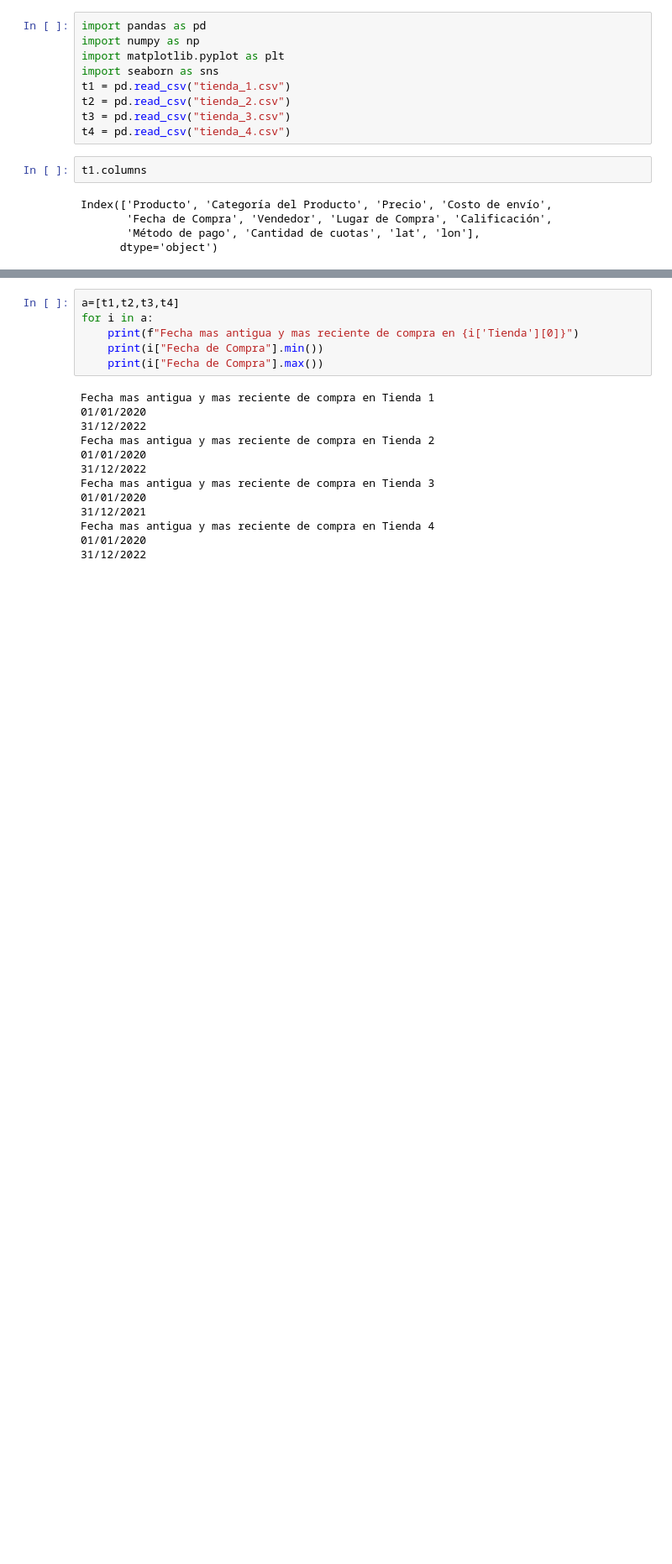
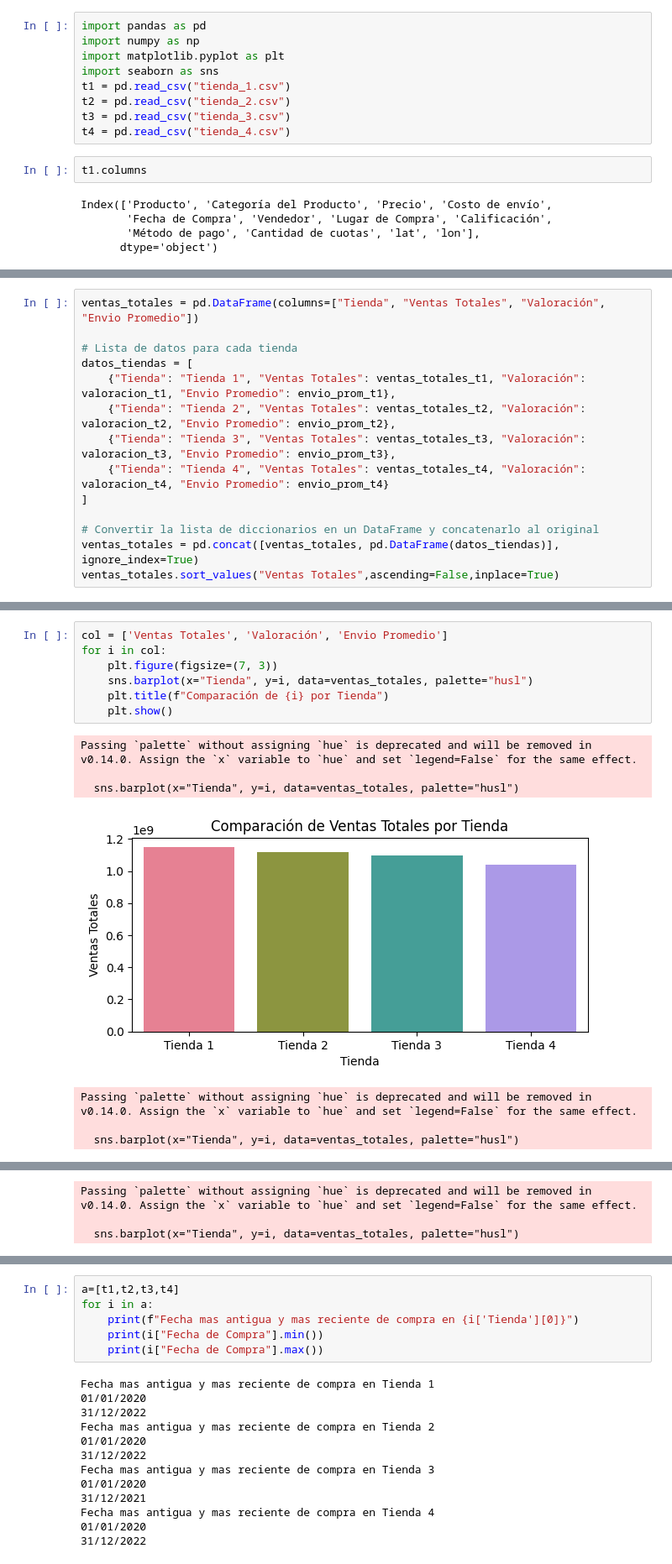
Before and after one commit to TomasIxtlapaleSanchez/Challenge_Alura_Store, a Jupyter notebook: Alura_Challenge_1.ipynb, the cells around one changed output, grey strips where cells are left out. Shown at 84% size. Cells and saved outputs as stored; diff of their text form; blank space fills up the shorter version.

```diff
--- a/Alura_Challenge_1.ipynb
+++ b/Alura_Challenge_1.ipynb
@@ -60,0 +63,14 @@ envio_prom_t3 = round(t3["Costo de envío"].mean(),2)
+# %%
+ventas_totales = pd.DataFrame(columns=["Tienda", "Ventas Totales", "Valoración", "Envio Promedio"])
+
+# Lista de datos para cada tienda
+datos_tiendas = [
+    {"Tienda": "Tienda 1", "Ventas Totales": ventas_totales_t1, "Valoración": valoracion_t1, "Envio Promedio": envio_prom_t1},
+    {"Tienda": "Tienda 2", "Ventas Totales": ventas_totales_t2, "Valoración": valoracion_t2, "Envio Promedio": envio_prom_t2},
+    {"Tienda": "Tienda 3", "Ventas Totales": ventas_totales_t3, "Valoración": valoracion_t3, "Envio Promedio": envio_prom_t3},
+    {"Tienda": "Tienda 4", "Ventas Totales": ventas_totales_t4, "Valoración": valoracion_t4, "Envio Promedio": envio_prom_t4}
+]
+
+# Convertir la lista de diccionarios en un DataFrame y concatenarlo al original
+ventas_totales = pd.concat([ventas_totales, pd.DataFrame(datos_tiendas)], ignore_index=True)
+ventas_totales.sort_values("Ventas Totales",ascending=False,inplace=True)
@@ -60,0 +85,15 @@ envio_prom_t3 = round(t3["Costo de envío"].mean(),2)
+# %%
+col = ['Ventas Totales', 'Valoración', 'Envio Promedio']
+for i in col:
+    plt.figure(figsize=(7, 3))
+    sns.barplot(x="Tienda", y=i, data=ventas_totales, palette="husl")
+    plt.title(f"Comparación de {i} por Tienda")
+    plt.show()
+# %% [output]
+Passing `palette` without assigning `hue` is deprecated and will be removed in v0.14.0. Assign the `x` variable to `hue` and set `legend=False` for the same effect.
+
+  sns.barplot(x="Tienda", y=i, data=ventas_totales, palette="husl")
+[figure, added]
+Passing `palette` without assigning `hue` is deprecated and will be removed in v0.14.0. Assign the `x` variable to `hue` and set `legend=False` for the same effect.
+
+  sns.barplot(x="Tienda", y=i, data=ventas_totales, palette="husl")
@@ -60,0 +101,3 @@ envio_prom_t3 = round(t3["Costo de envío"].mean(),2)
+Passing `palette` without assigning `hue` is deprecated and will be removed in v0.14.0. Assign the `x` variable to `hue` and set `legend=False` for the same effect.
+
+  sns.barplot(x="Tienda", y=i, data=ventas_totales, palette="husl")
```
Also changed, not shown: parts of 35 cells of this notebook.
